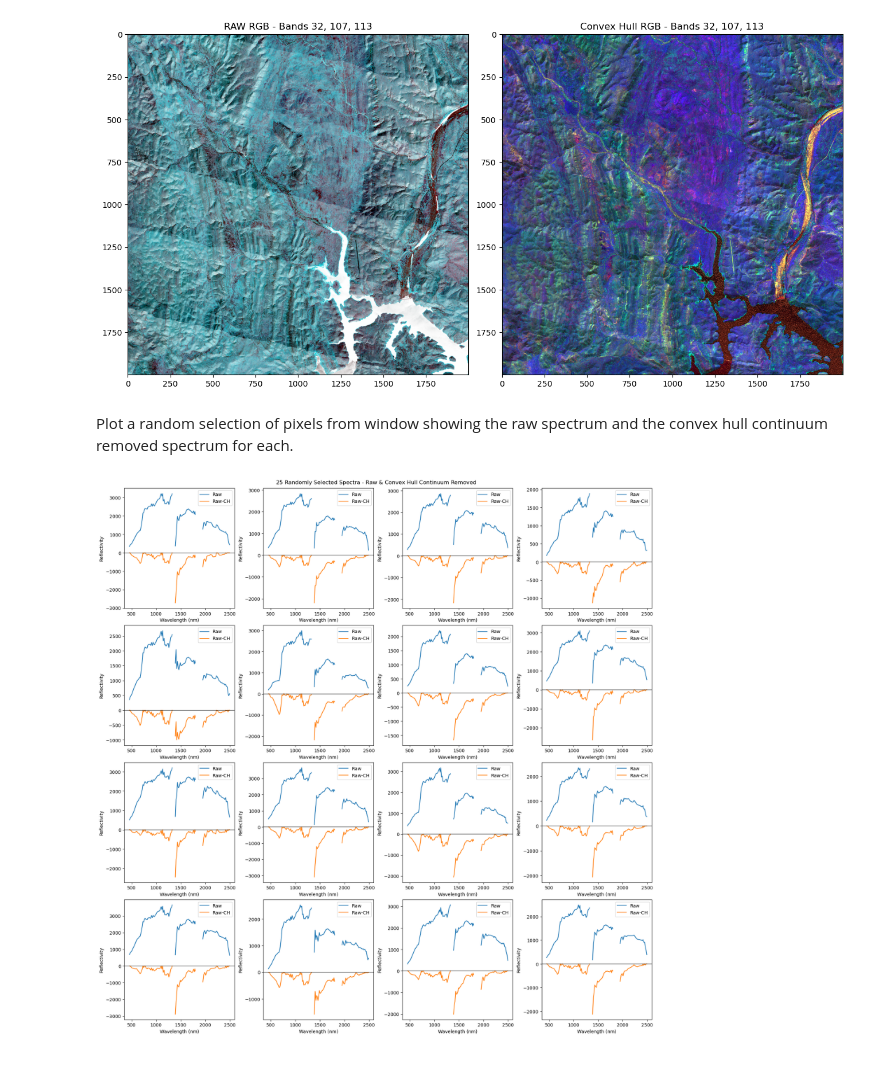
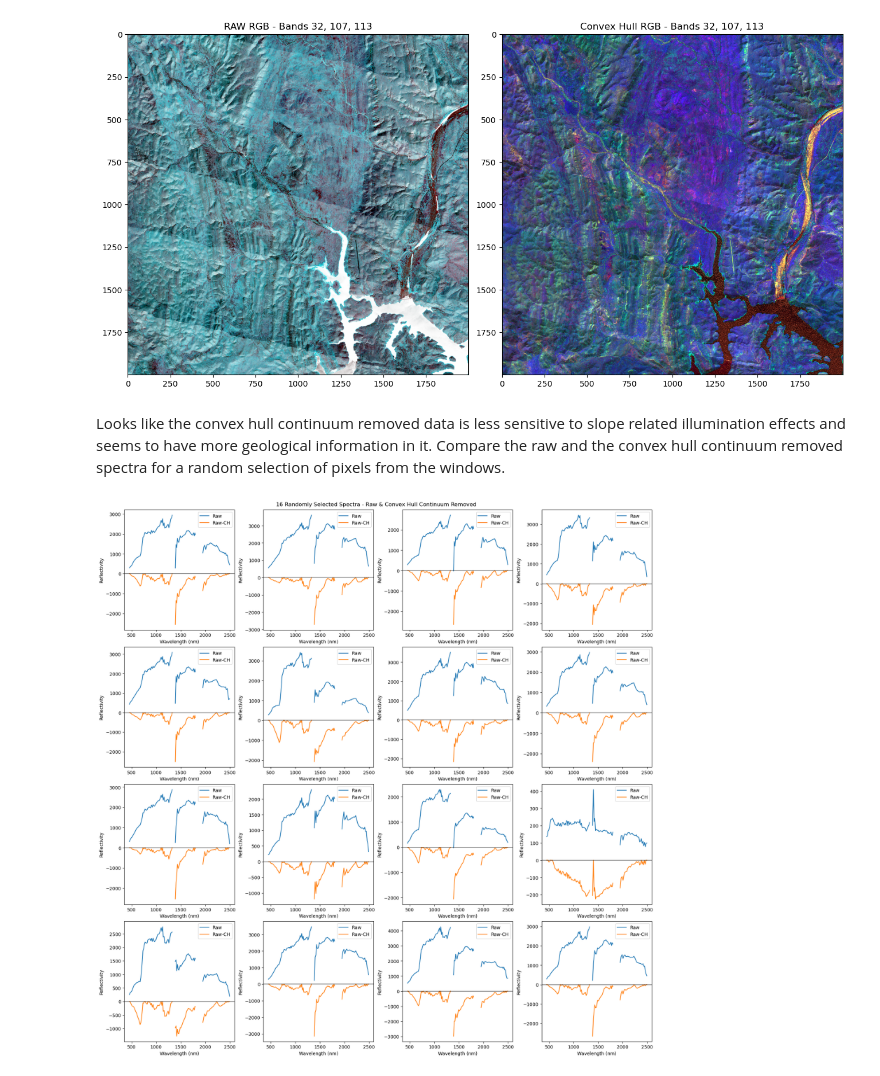
Before and after one commit to Solve-Geosolutions/gsq_hymap, a Jupyter notebook: codes/03_convex_hull_computation.ipynb, the cells around one changed output. Saved outputs shown, nothing was run; the diff lists cells and outputs as text; code cells hidden in the pictures.

```diff
--- a/codes/03_convex_hull_computation.ipynb
+++ b/codes/03_convex_hull_computation.ipynb
@@ -96,32 +96,32 @@ for d, ax, t in zip([raw_win, cvx_win], axes, titles):
 plt.show()
 # %% [output]
 [figure]
-# %% [markdown]
-Plot a random selection of pixels from window showing the raw spectrum and the convex hull continuum removed spectrum for each.
+# %% [markdown]
+Looks like the convex hull continuum removed data is less sensitive to slope related illumination effects and seems to have more geological information in it. Compare the raw and the convex hull continuum removed spectra for a random selection of pixels from the windows.
 # %%
 # convert the 3D window of spectral information to a 2D array with shape (Npixels, Nwavelengths)
 raw_pix = raw_win.reshape((raw_win.shape[0], raw_win.shape[1] * raw_win.shape[2])).T
 cvx_pix = cvx_win.reshape((cvx_win.shape[0], cvx_win.shape[1] * cvx_win.shape[2])).T
 
 # generate a random sampling index for plotting
 rand_idx = np.random.choice(np.arange(raw_pix.shape[0]), 16, replace=False)
 
-# plot 25 raw and convex hull removed spectra excluding the atmospheric absorption bands
+# plot 16 raw and convex hull removed spectra excluding the atmospheric absorption bands
 fig, axes = plt.subplots(4,4,figsize=(17,17), constrained_layout=True)
 for i, ax in zip(rand_idx, axes.flatten()):
   # plot raw data without atmospheric windows
   ax.plot(wvl[wvl<1390], raw_pix[i][wvl<1390], c='tab:blue')
   ax.plot(wvl[(wvl>1390) * (wvl<1951)], raw_pix[i][(wvl>1390) * (wvl<1951)], c='tab:blue')
   ax.plot(wvl[(wvl>1951)], raw_pix[i][(wvl>1951)], c='tab:blue', label='Raw')
   # plot the convex hull corrected spectra without atmospheric windows
   ax.plot(wvl[wvl<1390], cvx_pix[i][wvl<1390], c='tab:orange')
   ax.plot(wvl[(wvl>1390) * (wvl<1951)], cvx_pix[i][(wvl>1390) * (wvl<1951)], c='tab:orange')
   ax.plot(wvl[(wvl>1951)], cvx_pix[i][(wvl>1951)], c='tab:orange', label='Raw-CH')
   # set axis titles etc
   ax.axhline(0, color='k', alpha=0.5)
   ax.set(ylabel='Reflectivity', xlabel='Wavelength (nm)')
   ax.legend()
-  fig.suptitle('25 Randomly Selected Spectra - Raw & Convex Hull Continuum Removed')
+  fig.suptitle('16 Randomly Selected Spectra - Raw & Convex Hull Continuum Removed')
 plt.show()
 # %% [output]
-[figure, old version]
+[figure, new version]
```
Also changed, not shown: parts of 1 cell of this notebook, 2 other files.
